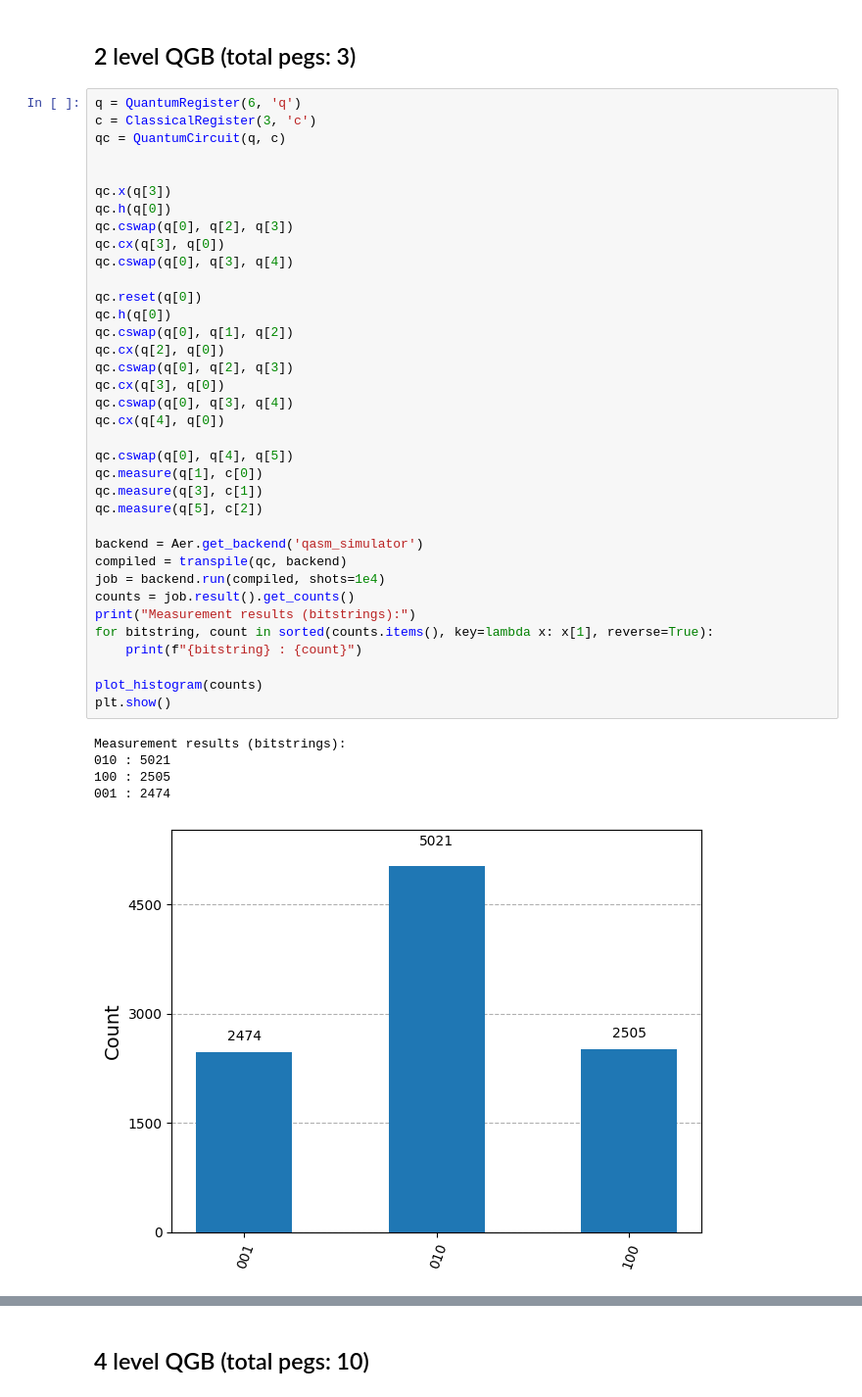
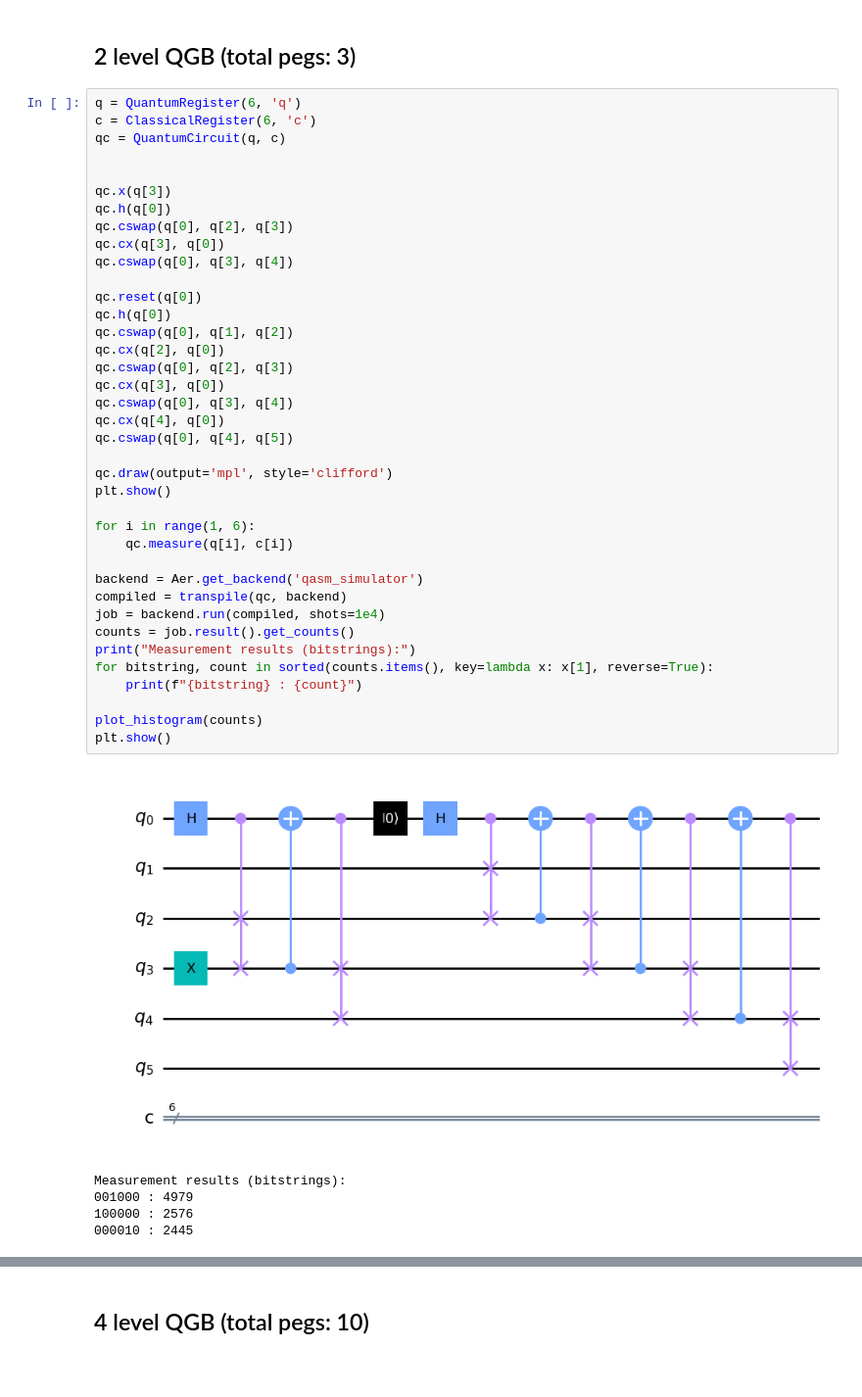
Before and after one commit to virajd98/Q-Plinkers, a Jupyter notebook: WorkingFile.ipynb, the cells around one changed output, grey strips where cells are left out. Shown at 98% size. Saved outputs shown, nothing was run; the diff lists cells and outputs as text; blank space fills up the shorter version.

```diff
--- a/WorkingFile.ipynb
+++ b/WorkingFile.ipynb
@@ -10,43 +48,45 @@ import numpy as np
 ## 2 level QGB (total pegs: 3)
 # %%
 q = QuantumRegister(6, 'q')
-c = ClassicalRegister(3, 'c')
+c = ClassicalRegister(6, 'c')
 qc = QuantumCircuit(q, c)
 
 
 qc.x(q[3])
 qc.h(q[0])
 qc.cswap(q[0], q[2], q[3])
 qc.cx(q[3], q[0])
 qc.cswap(q[0], q[3], q[4])
 
 qc.reset(q[0])
 qc.h(q[0])
 qc.cswap(q[0], q[1], q[2])
 qc.cx(q[2], q[0])
 qc.cswap(q[0], q[2], q[3])
 qc.cx(q[3], q[0])
 qc.cswap(q[0], q[3], q[4])
 qc.cx(q[4], q[0])
+qc.cswap(q[0], q[4], q[5])
 
-qc.cswap(q[0], q[4], q[5])
-qc.measure(q[1], c[0])
-qc.measure(q[3], c[1])
-qc.measure(q[5], c[2])
+qc.draw(output='mpl', style='clifford')
+plt.show()
+
+for i in range(1, 6):
+    qc.measure(q[i], c[i])
 
 backend = Aer.get_backend('qasm_simulator')
 compiled = transpile(qc, backend)
 job = backend.run(compiled, shots=1e4)
 counts = job.result().get_counts()
 print("Measurement results (bitstrings):")
 for bitstring, count in sorted(counts.items(), key=lambda x: x[1], reverse=True):
     print(f"{bitstring} : {count}")
 
 plot_histogram(counts)
 plt.show()
 # %% [output]
+[figure, new version]
 Measurement results (bitstrings):
-010 : 5021
-100 : 2505
-001 : 2474
+001000 : 4979
+100000 : 2576
+000010 : 2445
-[figure, old version]
```
Also changed, not shown: parts of 12 cells of this notebook.
